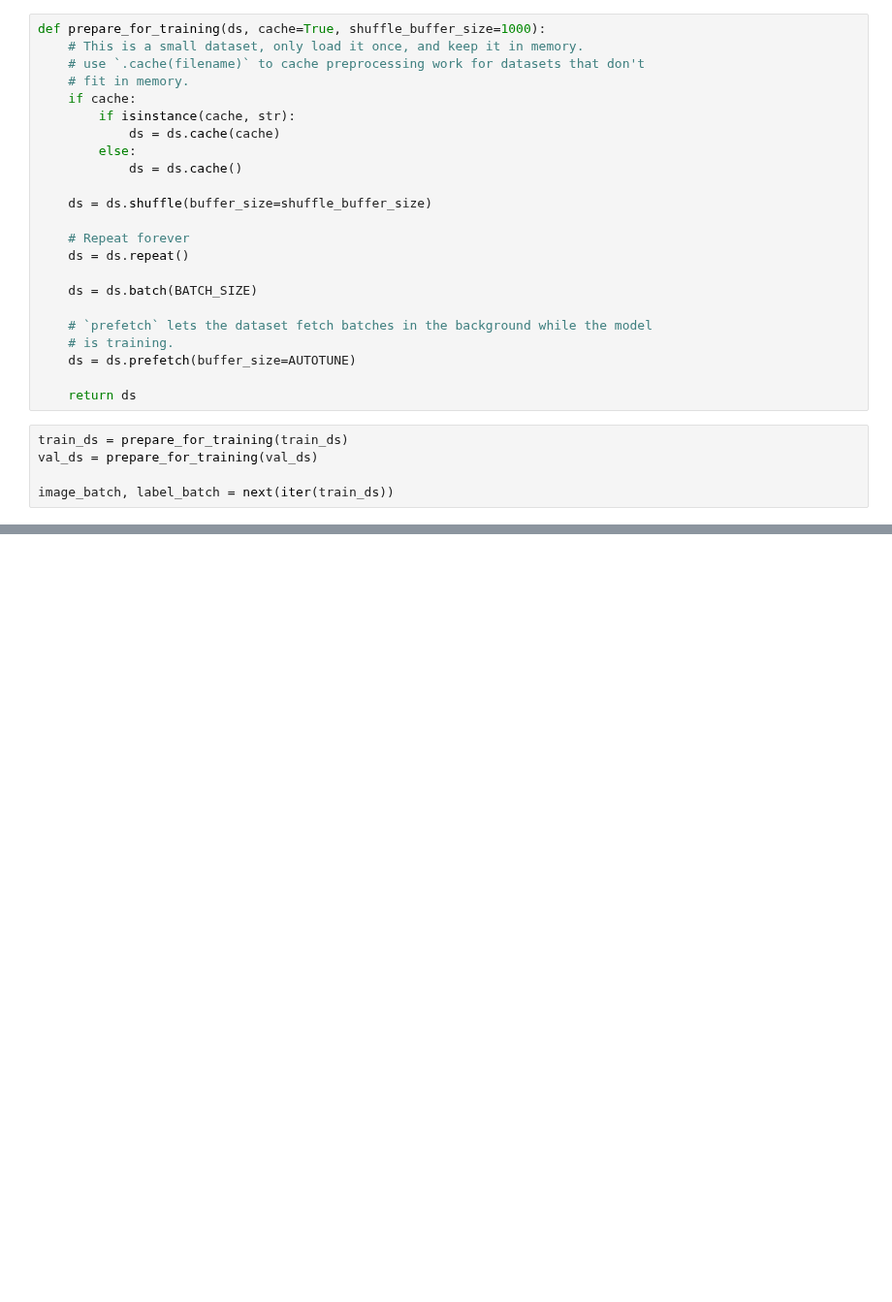
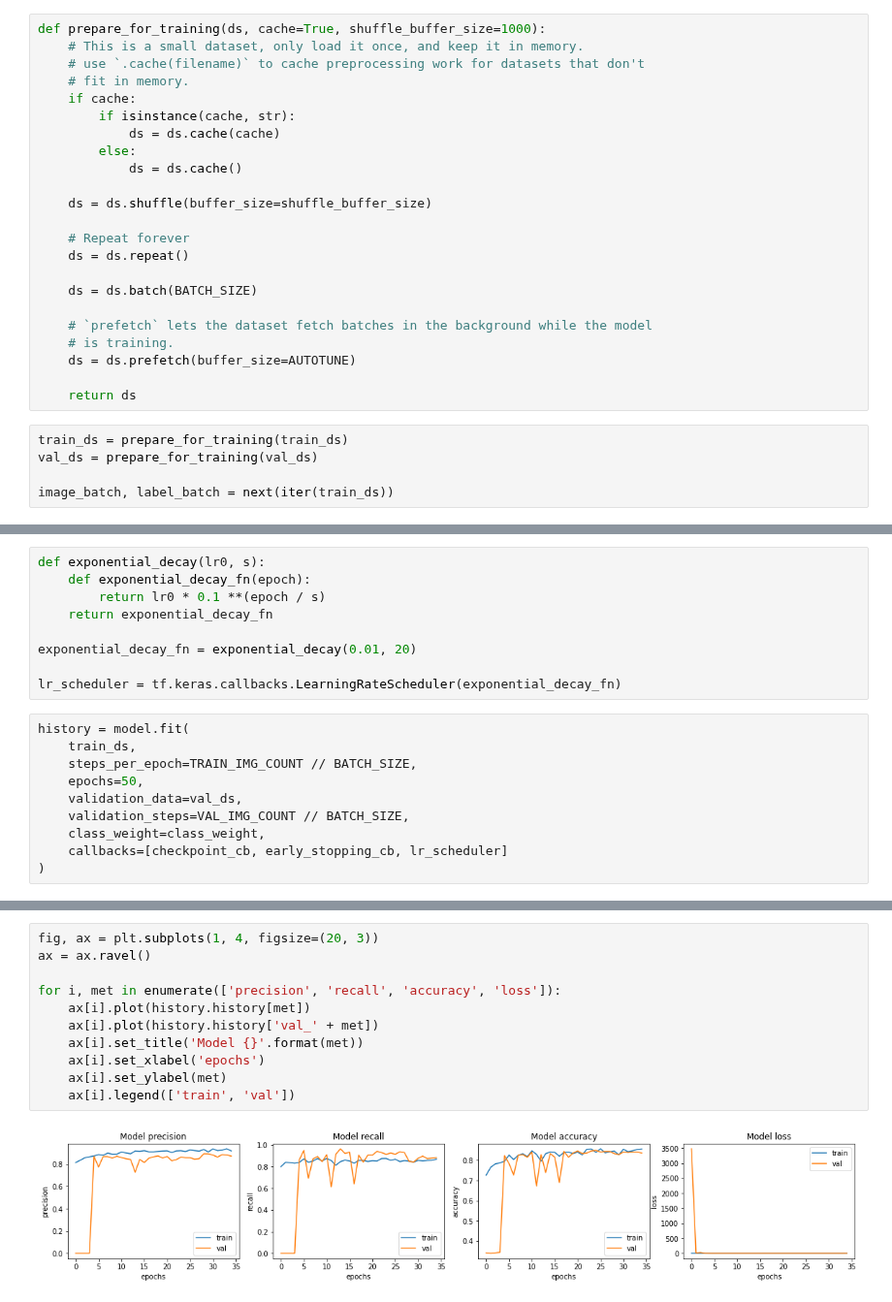
Before and after one commit to RodrigoOBC/TCC-CienciaDados, a Jupyter notebook: modelos/Modelo_40.ipynb, the cells around one changed output, grey strips where cells are left out. Shown at 97% size. Drawn from its saved outputs; the diff is of its cells as text; blank space fills up the shorter version.

```diff
--- a/modelos/Modelo_40.ipynb
+++ b/modelos/Modelo_40.ipynb
@@ -169,0 +282,19 @@ array([[False, False, False, False, False, False, False, False, False,
+# %%
+def exponential_decay(lr0, s):
+    def exponential_decay_fn(epoch):
+        return lr0 * 0.1 **(epoch / s)
+    return exponential_decay_fn
+
+exponential_decay_fn = exponential_decay(0.01, 20)
+
+lr_scheduler = tf.keras.callbacks.LearningRateScheduler(exponential_decay_fn)
+# %%
+history = model.fit(
+    train_ds,
+    steps_per_epoch=TRAIN_IMG_COUNT // BATCH_SIZE,
+    epochs=50,
+    validation_data=val_ds,
+    validation_steps=VAL_IMG_COUNT // BATCH_SIZE,
+    class_weight=class_weight,
+    callbacks=[checkpoint_cb, early_stopping_cb, lr_scheduler]
+)
@@ -169,0 +319,13 @@ array([[False, False, False, False, False, False, False, False, False,
+# %%
+fig, ax = plt.subplots(1, 4, figsize=(20, 3))
+ax = ax.ravel()
+
+for i, met in enumerate(['precision', 'recall', 'accuracy', 'loss']):
+    ax[i].plot(history.history[met])
+    ax[i].plot(history.history['val_' + met])
+    ax[i].set_title('Model {}'.format(met))
+    ax[i].set_xlabel('epochs')
+    ax[i].set_ylabel(met)
+    ax[i].legend(['train', 'val'])
+# %% [output]
+[figure, added]
```
Also changed, not shown: parts of 20 cells of this notebook, 1 other file.
